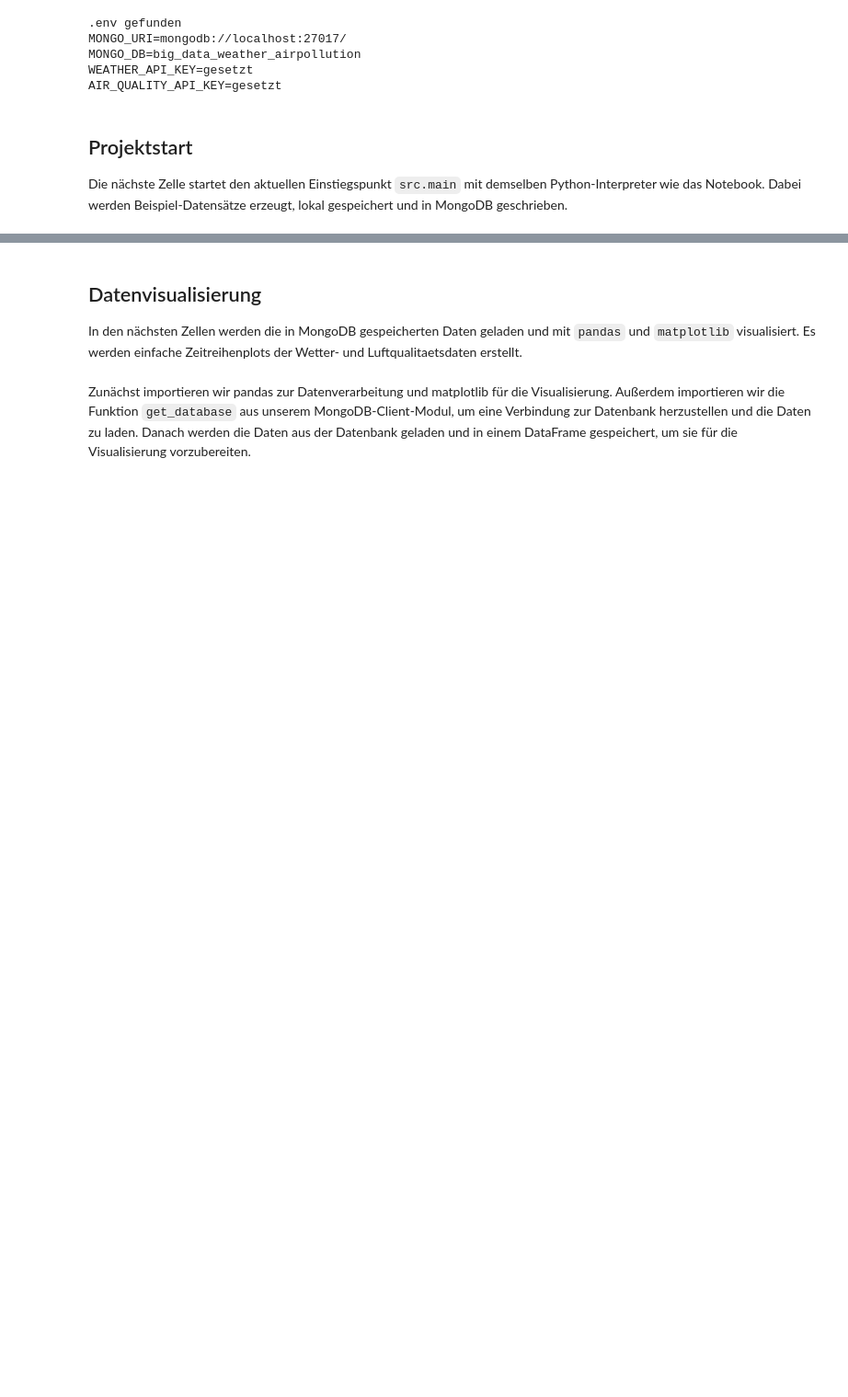
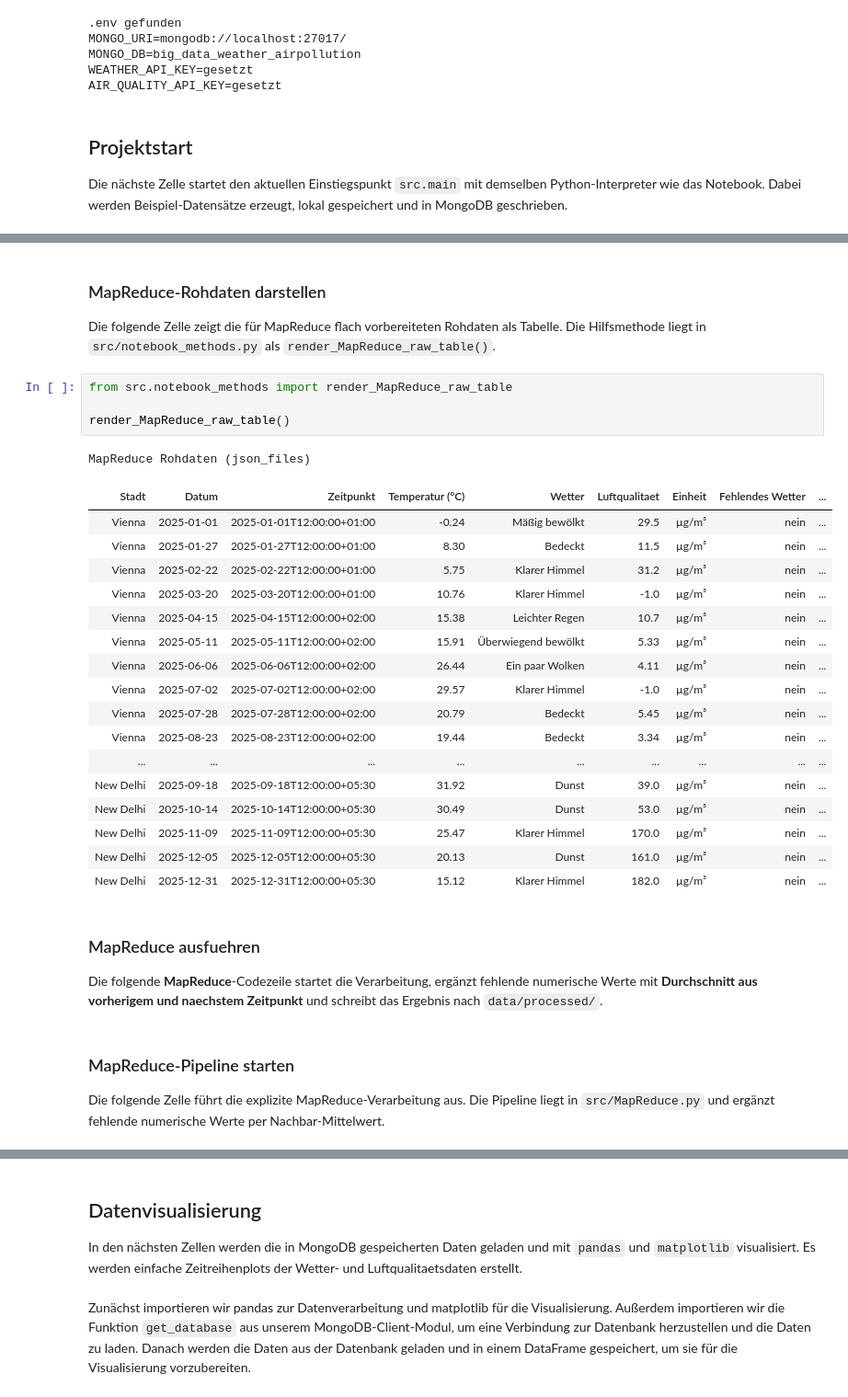
Before and after one commit to 4y1n/BigData, a Jupyter notebook: Jypiter Notebook - BigData Project.ipynb, the cells around one changed output, grey strips where cells are left out. Shown at 92% size. Cells and saved outputs as stored; diff of their text form; blank space fills up the shorter version.

Commit message:
Fixed APIs, added MapReduce.py and Tables in Jypiter,    put longer Codeblocks from Jypiter to "notebook_methods"

```diff
--- a/Jypiter Notebook - BigData Project.ipynb
+++ b/Jypiter Notebook - BigData Project.ipynb
@@ -198,0 +155,35 @@ CompletedProcess(args=['C:\\Users\\aylin\\DataspellProjects\\BigData1\\.venv\\Sc
+# %% [markdown]
+### MapReduce-Rohdaten darstellen
+
+Die folgende Zelle zeigt die für MapReduce flach vorbereiteten Rohdaten als Tabelle. Die Hilfsmethode liegt in `src/notebook_methods.py` als `render_MapReduce_raw_table()`.
+# %%
+from src.notebook_methods import render_MapReduce_raw_table
+
+render_MapReduce_raw_table()
+# %% [output]
+MapReduce Rohdaten (json_files)
+| Stadt | Datum | Zeitpunkt | Temperatur (°C) | Wetter | Luftqualitaet | Einheit | Fehlendes Wetter | ... |
+| Vienna | 2025-01-01 | 2025-01-01T12:00:00+01:00 | -0.24 | Mäßig bewölkt | 29.5 | µg/m³ | nein | ... |
+| Vienna | 2025-01-27 | 2025-01-27T12:00:00+01:00 | 8.30 | Bedeckt | 11.5 | µg/m³ | nein | ... |
+| Vienna | 2025-02-22 | 2025-02-22T12:00:00+01:00 | 5.75 | Klarer Himmel | 31.2 | µg/m³ | nein | ... |
+| Vienna | 2025-03-20 | 2025-03-20T12:00:00+01:00 | 10.76 | Klarer Himmel | -1.0 | µg/m³ | nein | ... |
+| Vienna | 2025-04-15 | 2025-04-15T12:00:00+02:00 | 15.38 | Leichter Regen | 10.7 | µg/m³ | nein | ... |
+| Vienna | 2025-05-11 | 2025-05-11T12:00:00+02:00 | 15.91 | Überwiegend bewölkt | 5.33 | µg/m³ | nein | ... |
+| Vienna | 2025-06-06 | 2025-06-06T12:00:00+02:00 | 26.44 | Ein paar Wolken | 4.11 | µg/m³ | nein | ... |
+| Vienna | 2025-07-02 | 2025-07-02T12:00:00+02:00 | 29.57 | Klarer Himmel | -1.0 | µg/m³ | nein | ... |
+| Vienna | 2025-07-28 | 2025-07-28T12:00:00+02:00 | 20.79 | Bedeckt | 5.45 | µg/m³ | nein | ... |
+| Vienna | 2025-08-23 | 2025-08-23T12:00:00+02:00 | 19.44 | Bedeckt | 3.34 | µg/m³ | nein | ... |
+| ... | ... | ... | ... | ... | ... | ... | ... | ... |
+| New Delhi | 2025-09-18 | 2025-09-18T12:00:00+05:30 | 31.92 | Dunst | 39.0 | µg/m³ | nein | ... |
+| New Delhi | 2025-10-14 | 2025-10-14T12:00:00+05:30 | 30.49 | Dunst | 53.0 | µg/m³ | nein | ... |
+| New Delhi | 2025-11-09 | 2025-11-09T12:00:00+05:30 | 25.47 | Klarer Himmel | 170.0 | µg/m³ | nein | ... |
+| New Delhi | 2025-12-05 | 2025-12-05T12:00:00+05:30 | 20.13 | Dunst | 161.0 | µg/m³ | nein | ... |
+| New Delhi | 2025-12-31 | 2025-12-31T12:00:00+05:30 | 15.12 | Klarer Himmel | 182.0 | µg/m³ | nein | ... |
+# %% [markdown]
+### MapReduce ausfuehren
+
+Die folgende **MapReduce**-Codezeile startet die Verarbeitung, ergänzt fehlende numerische Werte mit **Durchschnitt aus vorherigem und naechstem Zeitpunkt** und schreibt das Ergebnis nach `data/processed/`.
+# %% [markdown]
+### MapReduce-Pipeline starten
+
+Die folgende Zelle führt die explizite MapReduce-Verarbeitung aus. Die Pipeline liegt in `src/MapReduce.py` und ergänzt fehlende numerische Werte per Nachbar-Mittelwert.
```
Also changed, not shown: parts of 20 cells of this notebook, 9 other files.
